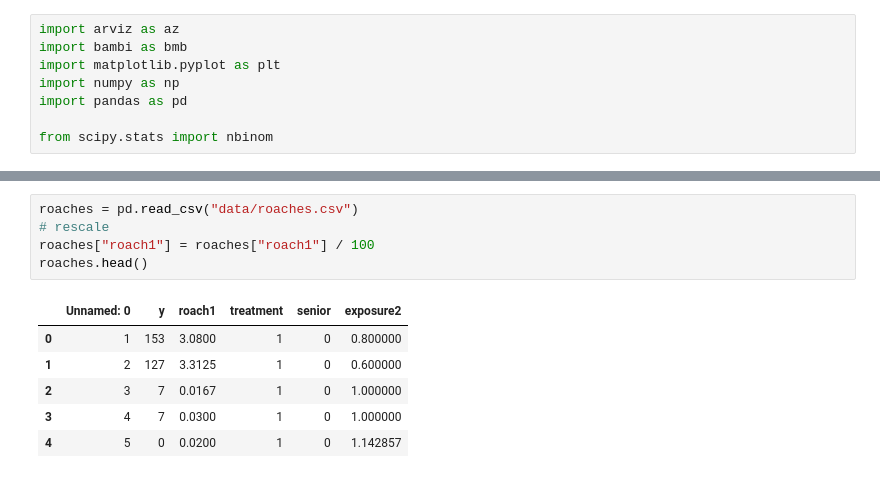
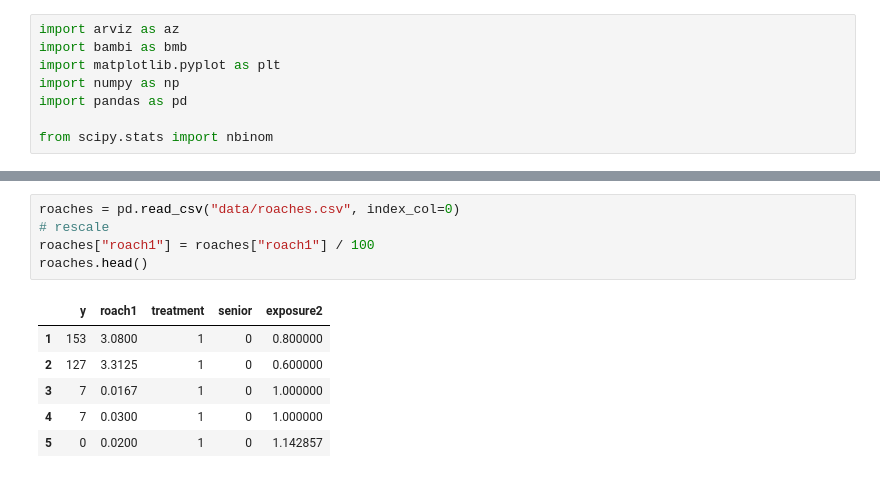
Before and after one commit to bambinos/bambi, a Jupyter notebook: docs/notebooks/count_roaches.ipynb, the cells around one changed output, grey strips where cells are left out. Saved outputs shown, nothing was run; the diff lists cells and outputs as text.

```diff
--- a/docs/notebooks/count_roaches.ipynb
+++ b/docs/notebooks/count_roaches.ipynb
@@ -15,12 +23,12 @@ from scipy.stats import nbinom
 # %%
-roaches = pd.read_csv("data/roaches.csv")
+roaches = pd.read_csv("data/roaches.csv", index_col=0)
 # rescale
 roaches["roach1"] = roaches["roach1"] / 100
 roaches.head()
 # %% [output]
-|  | Unnamed: 0 | y | roach1 | treatment | senior | exposure2 |
-| 0 | 1 | 153 | 3.0800 | 1 | 0 | 0.800000 |
-| 1 | 2 | 127 | 3.3125 | 1 | 0 | 0.600000 |
-| 2 | 3 | 7 | 0.0167 | 1 | 0 | 1.000000 |
-| 3 | 4 | 7 | 0.0300 | 1 | 0 | 1.000000 |
-| 4 | 5 | 0 | 0.0200 | 1 | 0 | 1.142857 |
+|  | y | roach1 | treatment | senior | exposure2 |
+| 1 | 153 | 3.0800 | 1 | 0 | 0.800000 |
+| 2 | 127 | 3.3125 | 1 | 0 | 0.600000 |
+| 3 | 7 | 0.0167 | 1 | 0 | 1.000000 |
+| 4 | 7 | 0.0300 | 1 | 0 | 1.000000 |
+| 5 | 0 | 0.0200 | 1 | 0 | 1.142857 |
```
Also changed, not shown: parts of 18 cells of this notebook.
